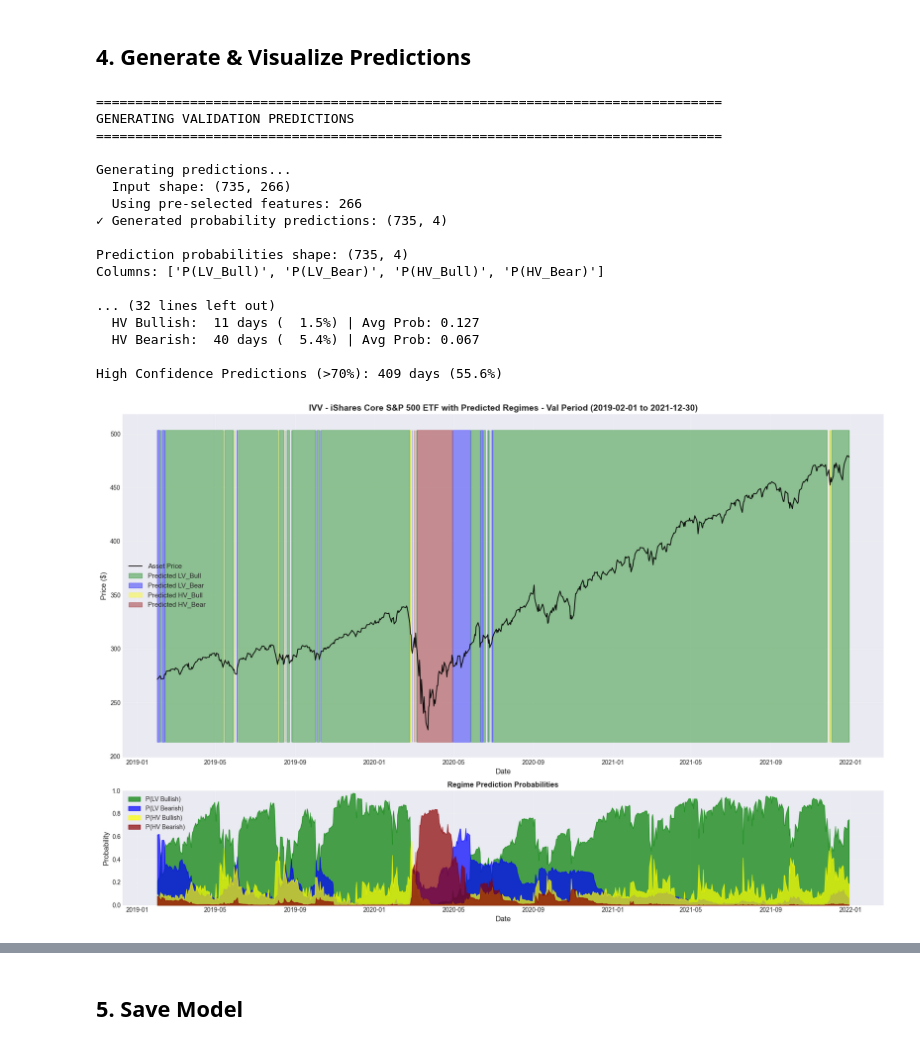
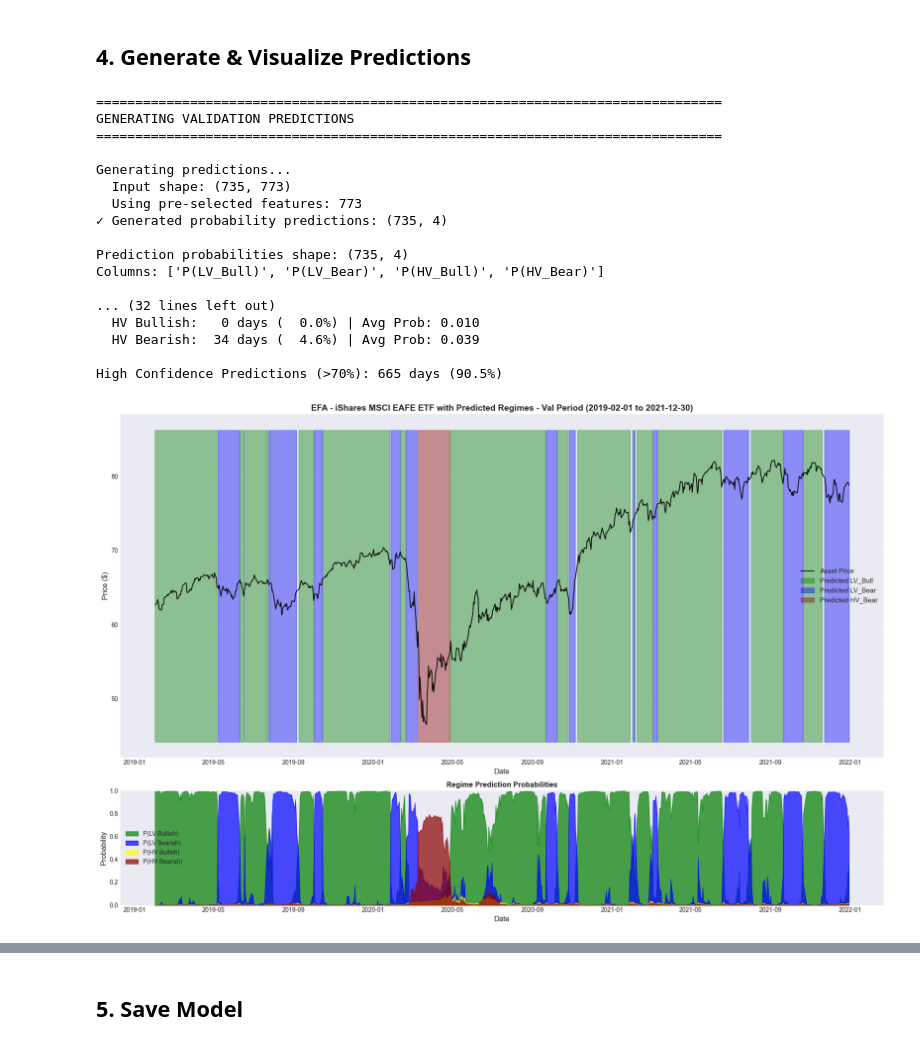
Before and after one commit to jessego20/FE800_project_code, a Jupyter notebook: test_kmrf_new.ipynb, the cells around one changed output, grey strips where cells are left out. Saved outputs shown, nothing was run; the diff lists cells and outputs as text; code cells hidden in the pictures.

Commit message:
CHECKPOINT -- before single asset stratgey implementation

```diff
--- a/test_kmrf_new.ipynb
+++ b/test_kmrf_new.ipynb
@@ -53,11 +60,16 @@ get_assets_by_class('universe')
 # %%
 TRAINING_CONFIG = KMRF_Training_Config(
-    asset_name= 'IVV - iShares Core S&P 500 ETF',
+    asset_name= 'EFA - iShares MSCI EAFE ETF',
     classification_type='original',
     use_data_type='master',
-    feature_window_size=1
+    feature_window_size=1,
+    feature_asset_classes=['us_equity', 'commodity', 'int_equity'],
+    cross_asset_specific=[],  # empty means all (only referring to universe assets)
+    use_boruta_selection=False,
+    use_consensus_selection=True
 )
-cross_assets_to_include = [] # empty means all (only referring to universe assets)
+# You can also set cross_assets_to_include separately and pass it explicitly
+# cross_assets_to_include = []
 # %% [markdown]
 ## 2. Initialize KMRF Model
 # %%
@@ -70,8 +82,10 @@ model = KMRF(
     use_data_type=TRAINING_CONFIG.get_use_data_type(),
     feature_window_size=TRAINING_CONFIG.get_feature_window_size(),
     feature_asset_classes=TRAINING_CONFIG.get_cross_asset_features(),
-    cross_asset_specific=cross_assets_to_include,
-    rf_params=TRAINING_CONFIG.get_rf_params()
+    cross_asset_specific=TRAINING_CONFIG.get_cross_asset_specific(),
+    xgb_params=TRAINING_CONFIG.get_xgb_params(),
+    use_boruta_selection=TRAINING_CONFIG.get_use_boruta_selection(),
+    use_consensus_selection=TRAINING_CONFIG.get_use_consensus_selection()
 )
 
 print("\n" + "="*80)
@@ -123,37 +138,38 @@ Feature Window Size: 1
 # %%
 # Make predictions on validation set
 print("\n" + "="*80)
 print("GENERATING VALIDATION PREDICTIONS")
 print("="*80)
+test_or_val_set = 'val'  # Change to 'test' or 'val' as needed
 
-y_val_pred_proba = model.predict(test_or_val='val')
+y_val_pred_proba = model.predict(test_or_val=test_or_val_set)
 
 print(f"\nPrediction probabilities shape: {y_val_pred_proba.shape}")
 print(f"Columns: {list(y_val_pred_proba.columns)}")
 print(f"\nSample predictions (first 10 days):")
 print(y_val_pred_proba.head(10))
 
 # Visualize predictions
 print("\n" + "="*80)
 print("VISUALIZING PREDICTIONS")
 print("="*80)
-model.viz_predictions(test_or_val='val')
+model.viz_predictions(test_or_val=test_or_val_set)
 # %% [output]
 ================================================================================
 GENERATING VALIDATION PREDICTIONS
 ================================================================================
 
 Generating predictions...
-  Input shape: (735, 266)
-  Using pre-selected features: 266
+  Input shape: (735, 773)
+  Using pre-selected features: 773
 ✓ Generated probability predictions: (735, 4)
 
 Prediction probabilities shape: (735, 4)
 Columns: ['P(LV_Bull)', 'P(LV_Bear)', 'P(HV_Bull)', 'P(HV_Bear)']
 
 ... (32 lines left out)
-  HV Bullish:  11 days (  1.5%) | Avg Prob: 0.127
-  HV Bearish:  40 days (  5.4%) | Avg Prob: 0.067
+  HV Bullish:   0 days (  0.0%) | Avg Prob: 0.010
+  HV Bearish:  34 days (  4.6%) | Avg Prob: 0.039
 
-High Confidence Predictions (>70%): 409 days (55.6%)
+High Confidence Predictions (>70%): 665 days (90.5%)
-[figure, old version]
+[figure, new version]
```
Also changed, not shown: parts of 4 cells of this notebook, 3 other files.
